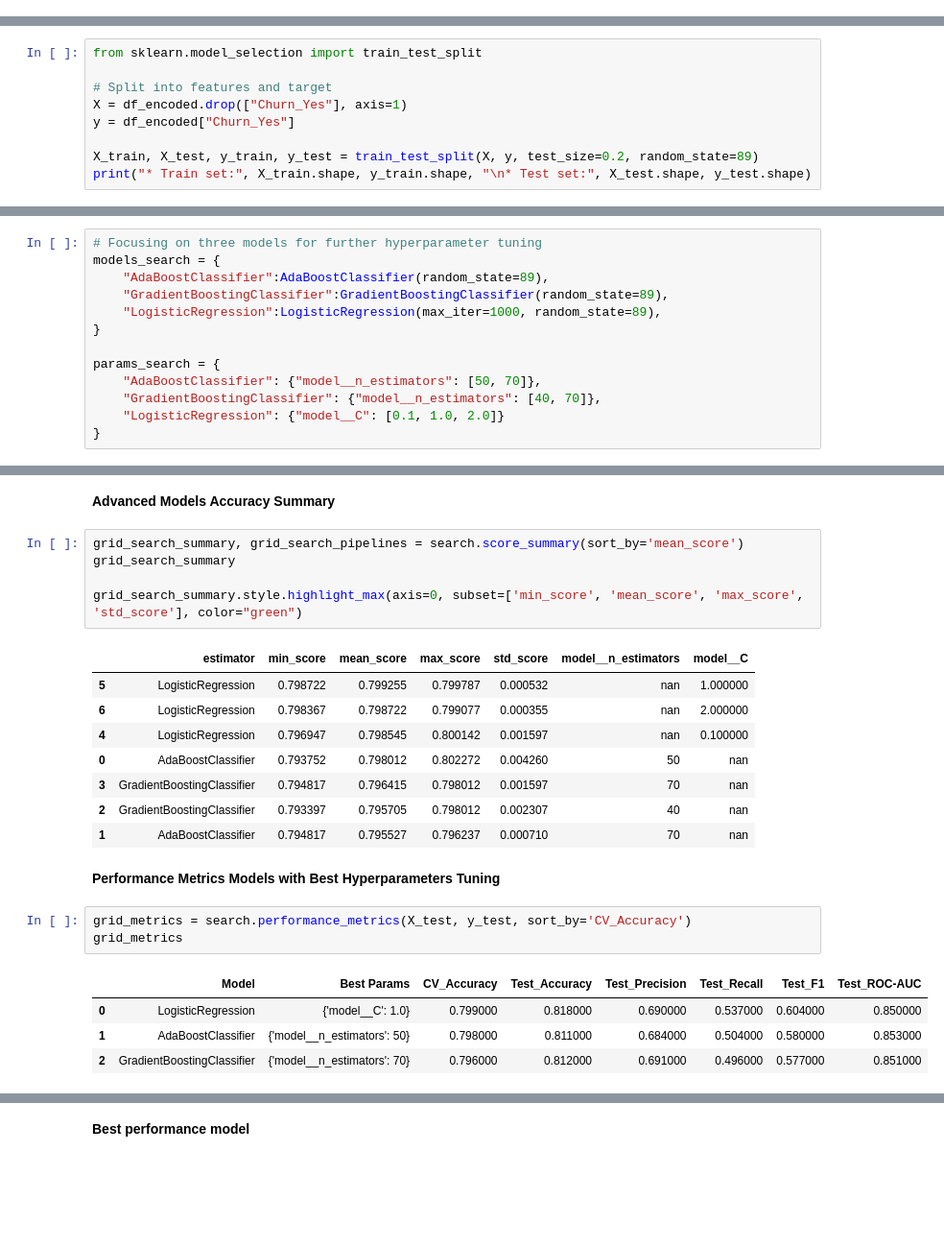
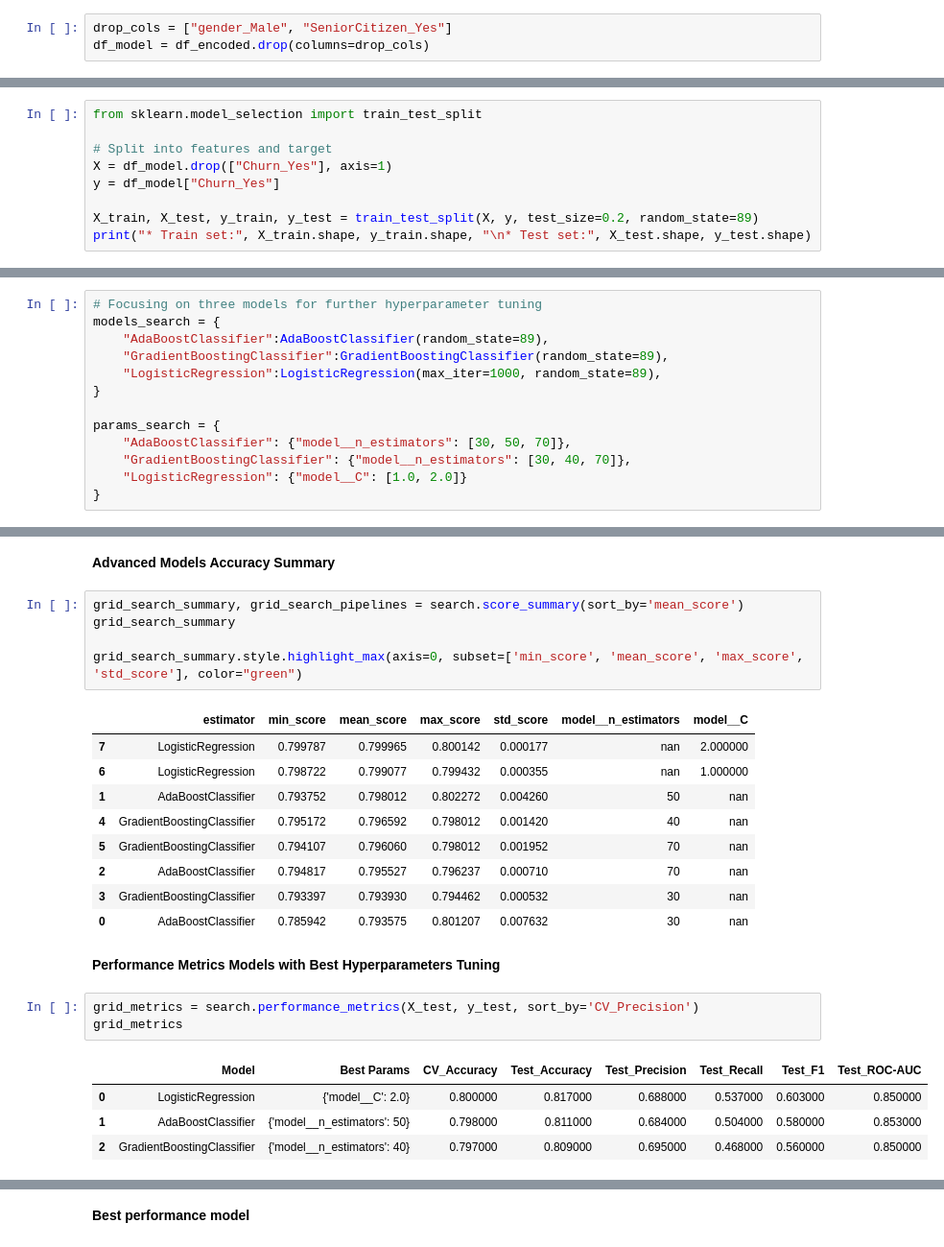
Before and after one commit to ka-kwok/telecom-churn-ml-prediction, a Jupyter notebook: jupyter_notebooks/4.predictive_model.ipynb, the cells around one changed output, grey strips where cells are left out. Shown: that part at 96% size. Cells and saved outputs as stored; diff of their text form; blank space fills up the shorter version.

```diff
--- a/jupyter_notebooks/4.predictive_model.ipynb
+++ b/jupyter_notebooks/4.predictive_model.ipynb
@@ -118,11 +128,14 @@ df_encoded = pd.read_csv("dataset/processed/telecom_customer_churn_encoded.csv")
+# %%
+drop_cols = ["gender_Male", "SeniorCitizen_Yes"]
+df_model = df_encoded.drop(columns=drop_cols)
 # %% [markdown]
 Split features and target for train-test
 # %%
 from sklearn.model_selection import train_test_split
 
 # Split into features and target
-X = df_encoded.drop(["Churn_Yes"], axis=1)
-y = df_encoded["Churn_Yes"]
+X = df_model.drop(["Churn_Yes"], axis=1)
+y = df_model["Churn_Yes"]
 
 X_train, X_test, y_train, y_test = train_test_split(X, y, test_size=0.2, random_state=89)
 print("* Train set:", X_train.shape, y_train.shape, "\n* Test set:", X_test.shape, y_test.shape)
@@ -383,9 +398,9 @@ models_search = {
 }
 
 params_search = {
-    "AdaBoostClassifier": {"model__n_estimators": [50, 70]},
-    "GradientBoostingClassifier": {"model__n_estimators": [40, 70]},
-    "LogisticRegression": {"model__C": [0.1, 1.0, 2.0]}
+    "AdaBoostClassifier": {"model__n_estimators": [30, 50, 70]},
+    "GradientBoostingClassifier": {"model__n_estimators": [30, 40, 70]},
+    "LogisticRegression": {"model__C": [1.0, 2.0]}
 }
 # %%
 search = HyperparameterOptimizationSearch(models=models_search, params=params_search)
@@ -414,20 +429,21 @@ grid_search_summary
 grid_search_summary.style.highlight_max(axis=0, subset=['min_score', 'mean_score', 'max_score', 'std_score'], color="green")
 # %% [output]
 |  | estimator | min_score | mean_score | max_score | std_score | model__n_estimators | model__C |
-| 5 | LogisticRegression | 0.798722 | 0.799255 | 0.799787 | 0.000532 | nan | 1.000000 |
-| 6 | LogisticRegression | 0.798367 | 0.798722 | 0.799077 | 0.000355 | nan | 2.000000 |
-| 4 | LogisticRegression | 0.796947 | 0.798545 | 0.800142 | 0.001597 | nan | 0.100000 |
-| 0 | AdaBoostClassifier | 0.793752 | 0.798012 | 0.802272 | 0.004260 | 50 | nan |
-| 3 | GradientBoostingClassifier | 0.794817 | 0.796415 | 0.798012 | 0.001597 | 70 | nan |
-| 2 | GradientBoostingClassifier | 0.793397 | 0.795705 | 0.798012 | 0.002307 | 40 | nan |
-| 1 | AdaBoostClassifier | 0.794817 | 0.795527 | 0.796237 | 0.000710 | 70 | nan |
+| 7 | LogisticRegression | 0.799787 | 0.799965 | 0.800142 | 0.000177 | nan | 2.000000 |
+| 6 | LogisticRegression | 0.798722 | 0.799077 | 0.799432 | 0.000355 | nan | 1.000000 |
+| 1 | AdaBoostClassifier | 0.793752 | 0.798012 | 0.802272 | 0.004260 | 50 | nan |
+| 4 | GradientBoostingClassifier | 0.795172 | 0.796592 | 0.798012 | 0.001420 | 40 | nan |
+| 5 | GradientBoostingClassifier | 0.794107 | 0.796060 | 0.798012 | 0.001952 | 70 | nan |
+| 2 | AdaBoostClassifier | 0.794817 | 0.795527 | 0.796237 | 0.000710 | 70 | nan |
+| 3 | GradientBoostingClassifier | 0.793397 | 0.793930 | 0.794462 | 0.000532 | 30 | nan |
+| 0 | AdaBoostClassifier | 0.785942 | 0.793575 | 0.801207 | 0.007632 | 30 | nan |
 # %% [markdown]
 **Performance Metrics Models with Best Hyperparameters Tuning**
 # %%
-grid_metrics = search.performance_metrics(X_test, y_test, sort_by='CV_Accuracy')
+grid_metrics = search.performance_metrics(X_test, y_test, sort_by='CV_Precision')
 grid_metrics
 # %% [output]
 |  | Model | Best Params | CV_Accuracy | Test_Accuracy | Test_Precision | Test_Recall | Test_F1 | Test_ROC-AUC |
-| 0 | LogisticRegression | {'model__C': 1.0} | 0.799000 | 0.818000 | 0.690000 | 0.537000 | 0.604000 | 0.850000 |
+| 0 | LogisticRegression | {'model__C': 2.0} | 0.800000 | 0.817000 | 0.688000 | 0.537000 | 0.603000 | 0.850000 |
 | 1 | AdaBoostClassifier | {'model__n_estimators': 50} | 0.798000 | 0.811000 | 0.684000 | 0.504000 | 0.580000 | 0.853000 |
-| 2 | GradientBoostingClassifier | {'model__n_estimators': 70} | 0.796000 | 0.812000 | 0.691000 | 0.496000 | 0.577000 | 0.851000 |
+| 2 | GradientBoostingClassifier | {'model__n_estimators': 40} | 0.797000 | 0.809000 | 0.695000 | 0.468000 | 0.560000 | 0.850000 |
```
Also changed, not shown: parts of 35 cells of this notebook.
